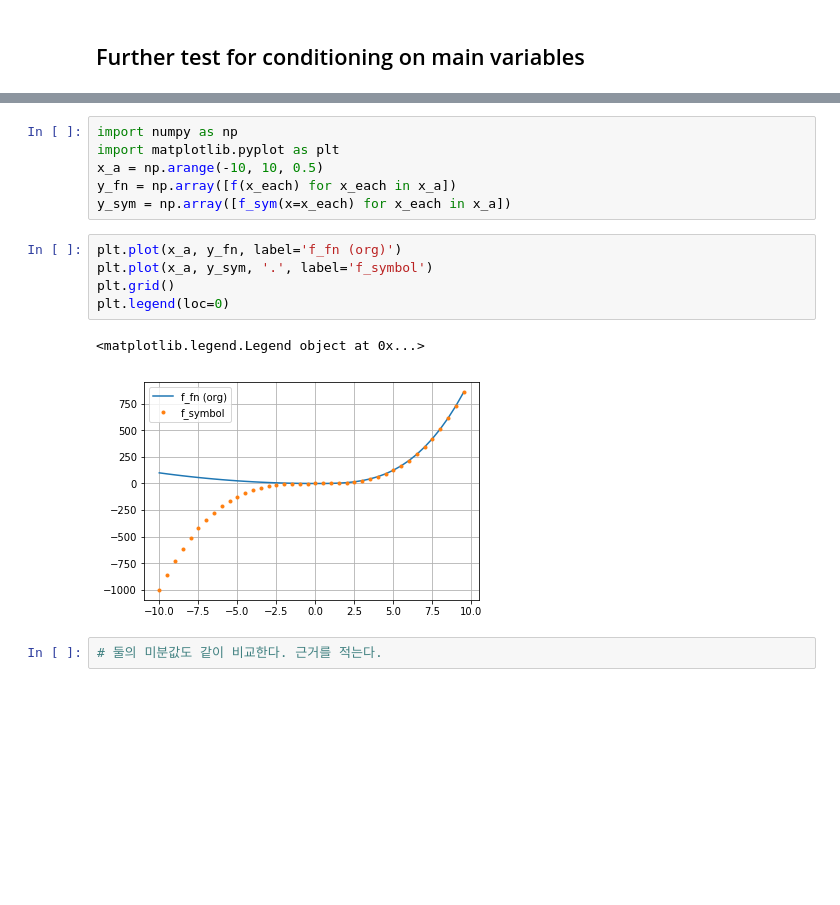
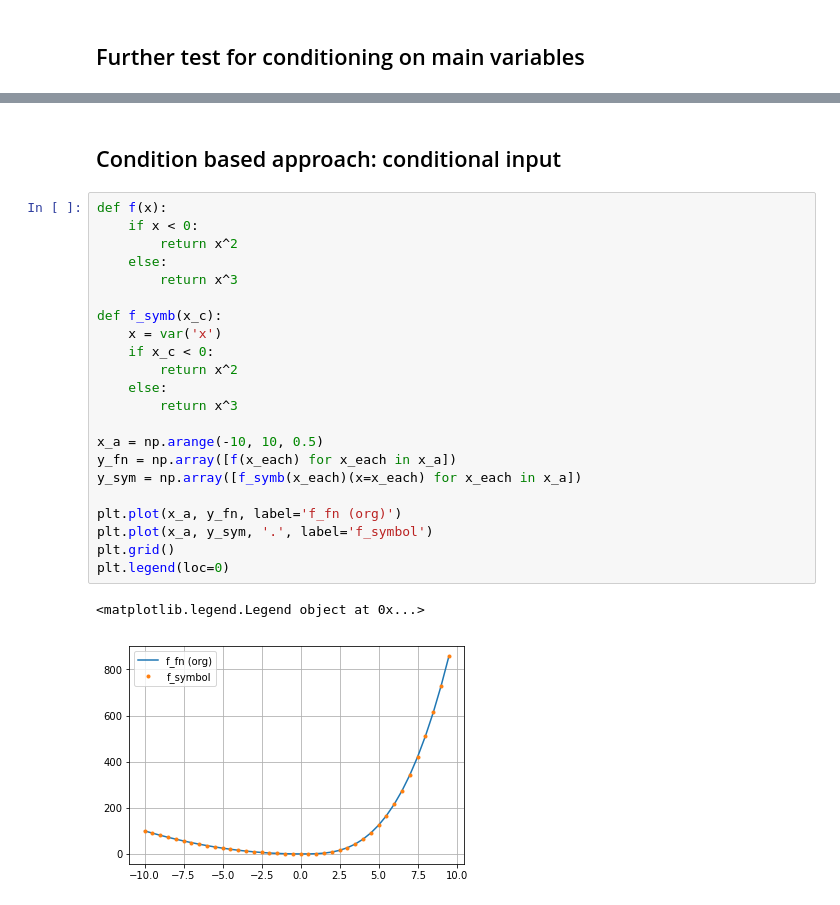
Before and after one commit to jskDr/keraspp_2021, a Jupyter notebook: all_repository/differentiable_programming/julia_dp/tf2_2-sage.ipynb, the cells around one changed output, grey strips where cells are left out. Saved outputs shown, nothing was run; the diff lists cells and outputs as text; blank space fills up the shorter version.

```diff
--- a/all_repository/differentiable_programming/julia_dp/tf2_2-sage.ipynb
+++ b/all_repository/differentiable_programming/julia_dp/tf2_2-sage.ipynb
@@ -38,16 +149,27 @@ f_sym, df_sym
+# %% [markdown]
+## Condition based approach: conditional input
 # %%
-import numpy as np
-import matplotlib.pyplot as plt
+def f(x):
+    if x < 0:
+        return x^2
+    else:
+        return x^3
+
+def f_symb(x_c):
+    x = var('x')
+    if x_c < 0:
+        return x^2
+    else:
+        return x^3
+
 x_a = np.arange(-10, 10, 0.5)
 y_fn = np.array([f(x_each) for x_each in x_a])
-y_sym = np.array([f_sym(x=x_each) for x_each in x_a])
+y_sym = np.array([f_symb(x_each)(x=x_each) for x_each in x_a])
+
+plt.plot(x_a, y_fn, label='f_fn (org)')
+plt.plot(x_a, y_sym, '.', label='f_symbol')
+plt.grid()
+plt.legend(loc=0)
+# %% [output]
+<matplotlib.legend.Legend object at 0x...>
+[figure, added]
-# %%
-plt.plot(x_a, y_fn, label='f_fn (org)')
-plt.plot(x_a, y_sym, '.', label='f_symbol')
-plt.grid()
-plt.legend(loc=0)
-# %% [output]
-<matplotlib.legend.Legend object at 0x...>
-[figure, removed]
-# %%
-# 둘의 미분값도 같이 비교한다. 근거를 적는다.
```
Also changed, not shown: parts of 18 cells of this notebook.
